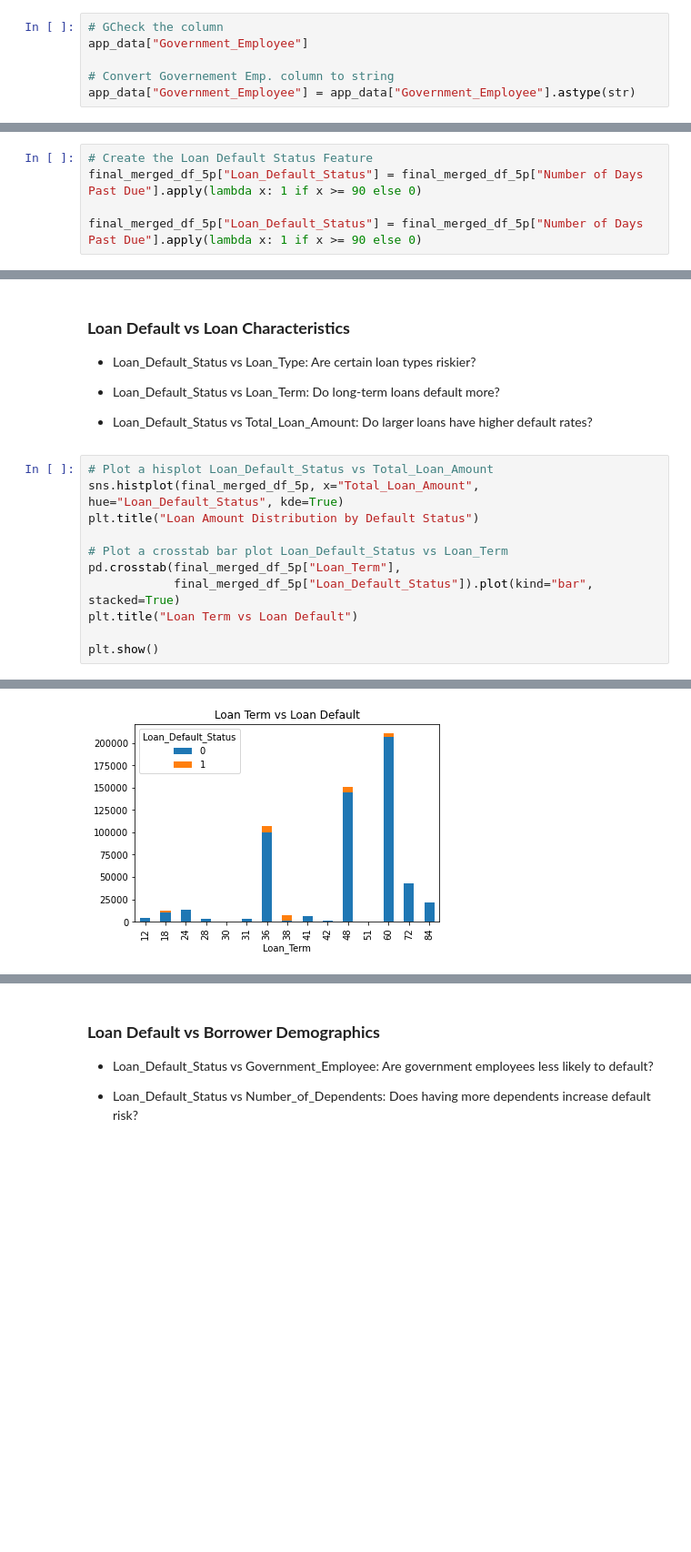
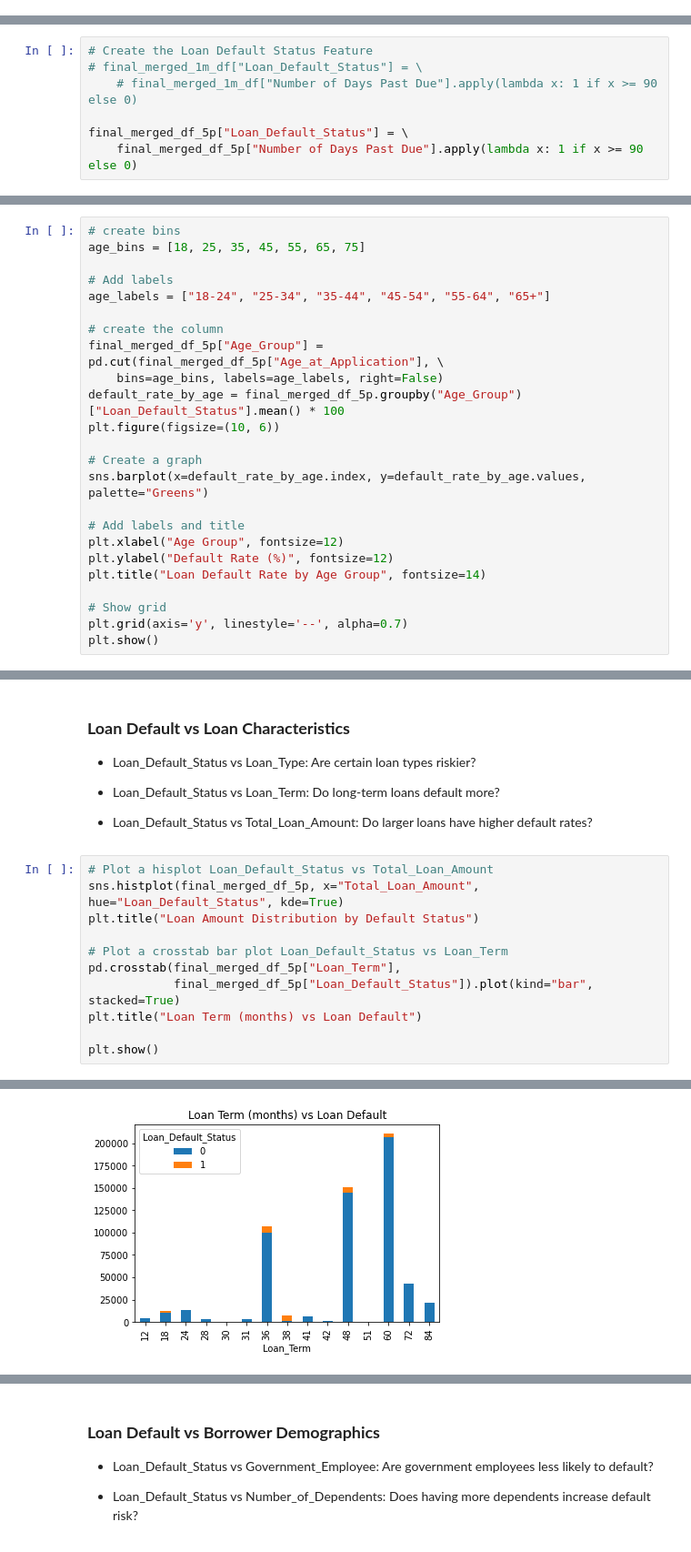
Before and after one commit to Cheptoi-Millicent/DSF-PT08P5-GROUP6-CAPSTONE-PROJECT, a Jupyter notebook: index.ipynb, the cells around one changed output, grey strips where cells are left out. Shown: that part at 91% size. Cells and saved outputs as stored; diff of their text form; blank space fills up the shorter version.

Commit message:
Polishing the index file

```diff
--- a/index.ipynb
+++ b/index.ipynb
@@ -920,9 +1173,3 @@ dtype: int64
-# %%
-# GCheck the column
-app_data["Government_Employee"]
-
-# Convert Governement Emp. column to string
-app_data["Government_Employee"] = app_data["Government_Employee"].astype(str)
 # %% [markdown]
 ### Change loan term to int - by removing text
 Make Loan_Term of int Dtype
@@ -1350,0 +1603,7 @@ memory usage: 425.3+ MB
+# %%
+# Create the Loan Default Status Feature
+# final_merged_1m_df["Loan_Default_Status"] = \
+    # final_merged_1m_df["Number of Days Past Due"].apply(lambda x: 1 if x >= 90 else 0)
+
+final_merged_df_5p["Loan_Default_Status"] = \
+    final_merged_df_5p["Number of Days Past Due"].apply(lambda x: 1 if x >= 90 else 0)
@@ -1483,8 +1745,3 @@ So, we can use the whole dataset, merged-df
-# %%
-# Create the Loan Default Status Feature
-final_merged_df_5p["Loan_Default_Status"] = final_merged_df_5p["Number of Days Past Due"].apply(lambda x: 1 if x >= 90 else 0)
-
-final_merged_df_5p["Loan_Default_Status"] = final_merged_df_5p["Number of Days Past Due"].apply(lambda x: 1 if x >= 90 else 0)
 # %% [markdown]
 # Exploration Data Analysis
 # %% [markdown]
@@ -1666,0 +1908,24 @@ for col in cat_cols:
+# %%
+# create bins
+age_bins = [18, 25, 35, 45, 55, 65, 75]
+
+# Add labels
+age_labels = ["18-24", "25-34", "35-44", "45-54", "55-64", "65+"]
+
+# create the column
+final_merged_df_5p["Age_Group"] = pd.cut(final_merged_df_5p["Age_at_Application"], \
+    bins=age_bins, labels=age_labels, right=False)
+default_rate_by_age = final_merged_df_5p.groupby("Age_Group")["Loan_Default_Status"].mean() * 100
+plt.figure(figsize=(10, 6))
+
+# Create a graph
+sns.barplot(x=default_rate_by_age.index, y=default_rate_by_age.values, palette="Greens")
+
+# Add labels and title
+plt.xlabel("Age Group", fontsize=12)
+plt.ylabel("Default Rate (%)", fontsize=12)
+plt.title("Loan Default Rate by Age Group", fontsize=14)
+
+# Show grid
+plt.grid(axis='y', linestyle='--', alpha=0.7)
+plt.show()
@@ -1719,14 +1994,14 @@ plt.show()
 # %%
 # Plot a hisplot Loan_Default_Status vs Total_Loan_Amount
 sns.histplot(final_merged_df_5p, x="Total_Loan_Amount", hue="Loan_Default_Status", kde=True)
 plt.title("Loan Amount Distribution by Default Status")
 
 # Plot a crosstab bar plot Loan_Default_Status vs Loan_Term
 pd.crosstab(final_merged_df_5p["Loan_Term"],
             final_merged_df_5p["Loan_Default_Status"]).plot(kind="bar", stacked=True)
-plt.title("Loan Term vs Loan Default")
+plt.title("Loan Term (months) vs Loan Default")
 
 plt.show()
 # %% [output]
 [figure]
-[figure, old version]
+[figure, new version]
```
Also changed, not shown: parts of 144 cells of this notebook.
